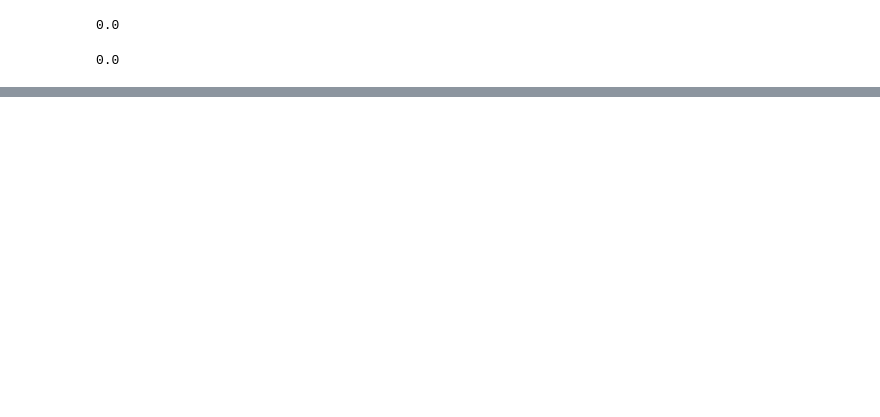
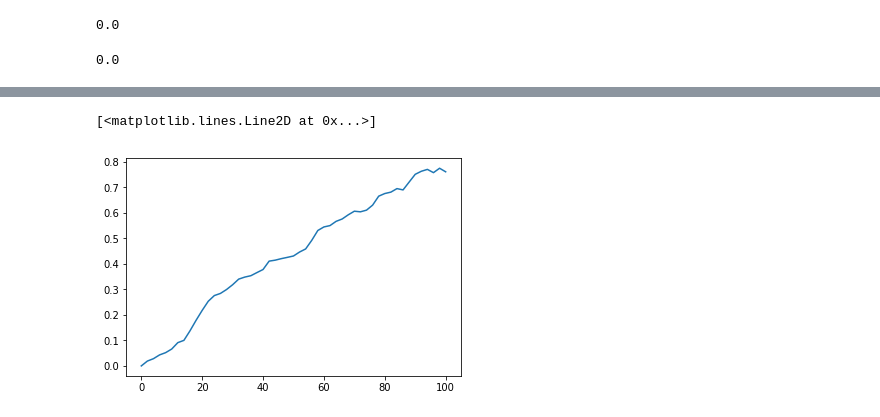
Before and after one commit to laudao/stage2018, a Jupyter notebook: code-experimentations/exp_ratio.ipynb, the cells around one changed output, grey strips where cells are left out. Saved outputs shown, nothing was run; the diff lists cells and outputs as text; code cells hidden in the pictures; blank space fills up the shorter version.

```diff
--- a/code-experimentations/exp_ratio.ipynb
+++ b/code-experimentations/exp_ratio.ipynb
@@ -116,0 +128,5 @@ plt.plot(ratio)
+# %%
+plt.plot(x, h1)
+# %% [output]
+[<matplotlib.lines.Line2D at 0x...>]
+[figure, added]
```
Also changed, not shown: parts of 9 cells of this notebook, 30 other files.
